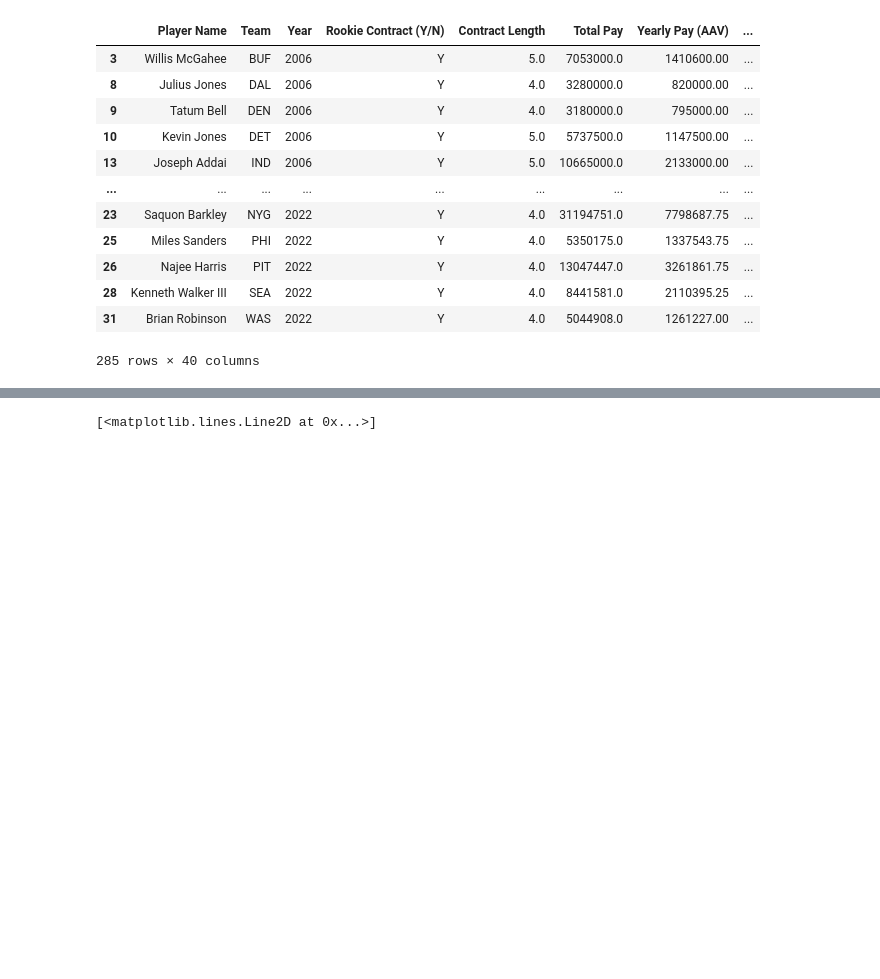
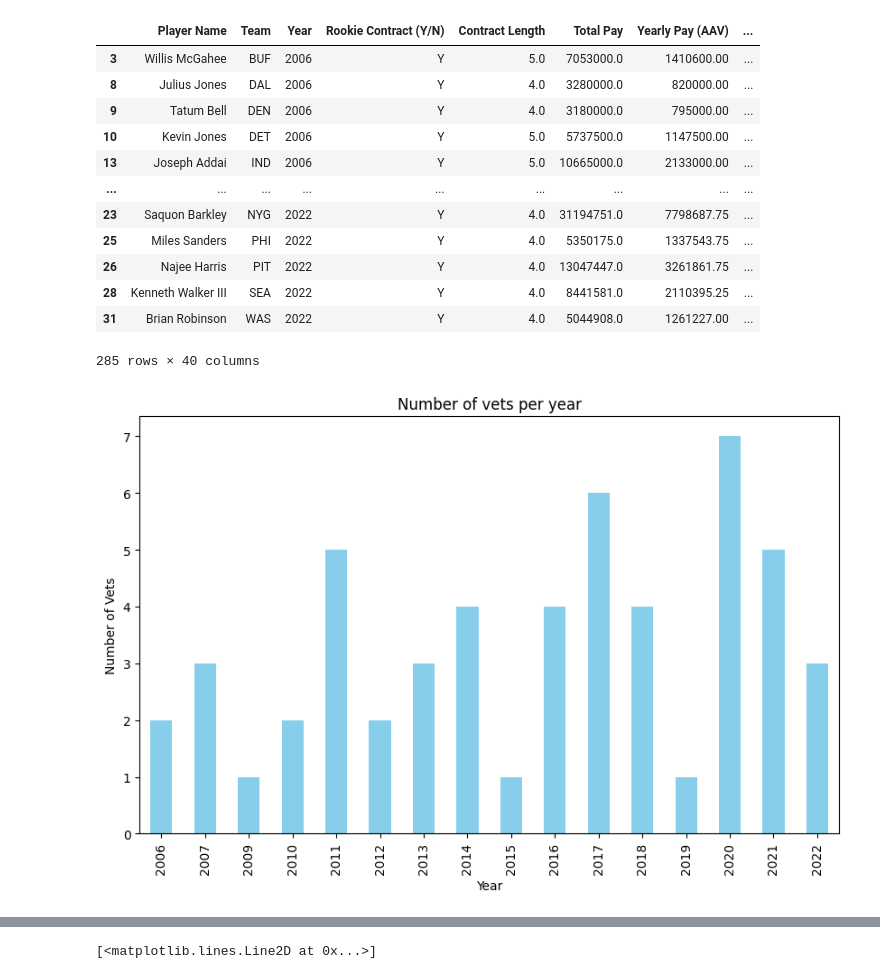
Before and after one commit to nick-smith-87/NFL_Momentum_Research, a Jupyter notebook: Running Backs/Week of 10-30 Contract Lengths.ipynb, the cells around one changed output, grey strips where cells are left out. Saved outputs shown, nothing was run; the diff lists cells and outputs as text; code cells hidden in the pictures; blank space fills up the shorter version.

```diff
--- a/Running Backs/Week of 10-30 Contract Lengths.ipynb
+++ b/Running Backs/Week of 10-30 Contract Lengths.ipynb
@@ -64,6 +69,24 @@ rooks
 | 28 | Kenneth Walker III | SEA | 2022 | Y | 4.0 | 8441581.0 | 2110395.25 | ... |
 | 31 | Brian Robinson | WAS | 2022 | Y | 4.0 | 5044908.0 | 1261227.00 | ... |
 285 rows × 40 columns
+# %%
+vets_1 = df[df["Rookie Contract (Y/N)"] == "N"]
+vets_1 = vets[vets["Games Played"] > 8]
+#vets = vets[vets["Contract Length"] > 1.0]
+vets_1 = vets[vets["Contract Length"] == 1] #53 occurnces of 1 year deals
+
+temp = vets_1.value_counts("Year")
+temp_sorted = temp.sort_index()
+
+# Plotting the results
+plt.figure(figsize=(10, 6))
+temp_sorted.plot(kind='bar', color='skyblue')
+plt.title('Number of vets per year')
+plt.xlabel('Year')
+plt.ylabel('Number of Vets')
+plt.show()
+# %% [output]
+[figure, added]
 # %%
 v_length = vets.groupby('Year')['Contract Length'].mean()
 r_length = rooks.groupby('Year')['Contract Length'].mean()
```
Also changed, not shown: parts of 3 cells of this notebook, 4 other files.
